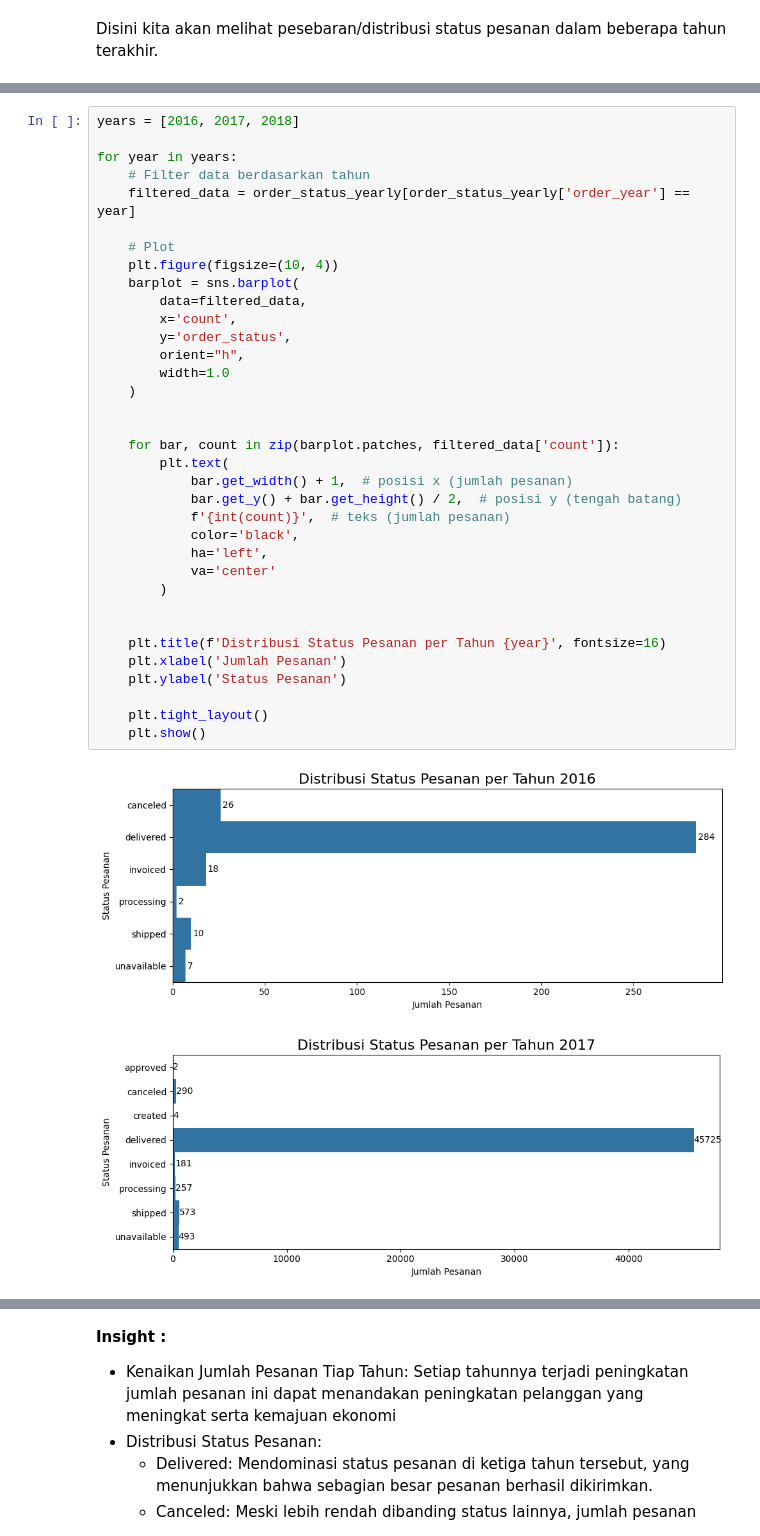
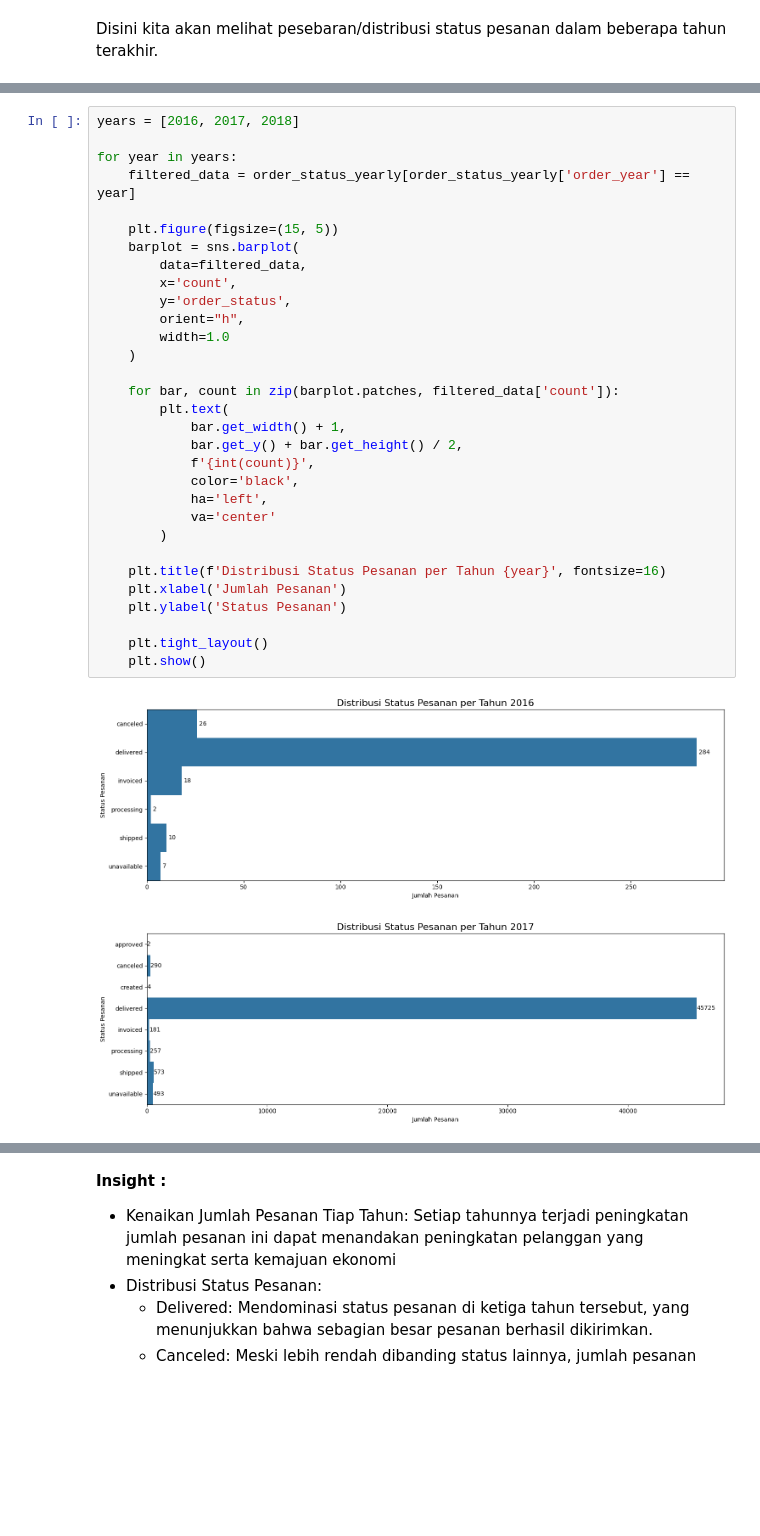
Before and after one commit to aesxiety/Proyek-Analisis-Data-Ecomerce-DBS, a Jupyter notebook: notebook.ipynb, the cells around one changed output, grey strips where cells are left out. Saved outputs shown, nothing was run; the diff lists cells and outputs as text; blank space fills up the shorter version.

```diff
--- a/notebook.ipynb
+++ b/notebook.ipynb
@@ -1279,38 +1324,34 @@ print(order_status_yearly)
 # %%
 years = [2016, 2017, 2018]
 
 for year in years:
-    # Filter data berdasarkan tahun
     filtered_data = order_status_yearly[order_status_yearly['order_year'] == year]
 
-    # Plot
-    plt.figure(figsize=(10, 4))
+    plt.figure(figsize=(15, 5))
     barplot = sns.barplot(
         data=filtered_data,
         x='count',
         y='order_status',
         orient="h",
         width=1.0
     )
 
-
     for bar, count in zip(barplot.patches, filtered_data['count']):
         plt.text(
-            bar.get_width() + 1,  # posisi x (jumlah pesanan)
-            bar.get_y() + bar.get_height() / 2,  # posisi y (tengah batang)
-            f'{int(count)}',  # teks (jumlah pesanan)
+            bar.get_width() + 1,
+            bar.get_y() + bar.get_height() / 2,
+            f'{int(count)}',
             color='black',
             ha='left',
             va='center'
         )
-
 
     plt.title(f'Distribusi Status Pesanan per Tahun {year}', fontsize=16)
     plt.xlabel('Jumlah Pesanan')
     plt.ylabel('Status Pesanan')
 
     plt.tight_layout()
     plt.show()
 # %% [output]
-[figure, old version]
+[figure, new version]
-[figure, old version]
+[figure, new version]
```
Also changed, not shown: parts of 25 cells of this notebook, 7 other files.
